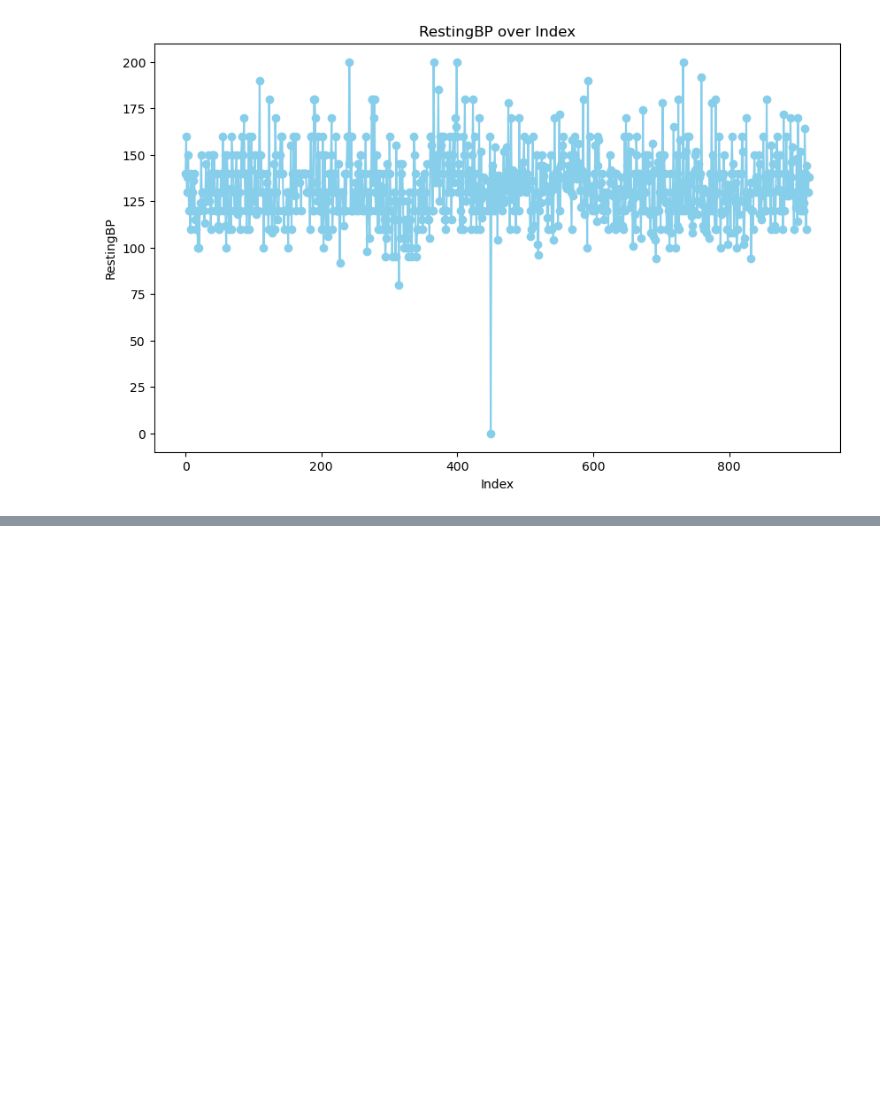
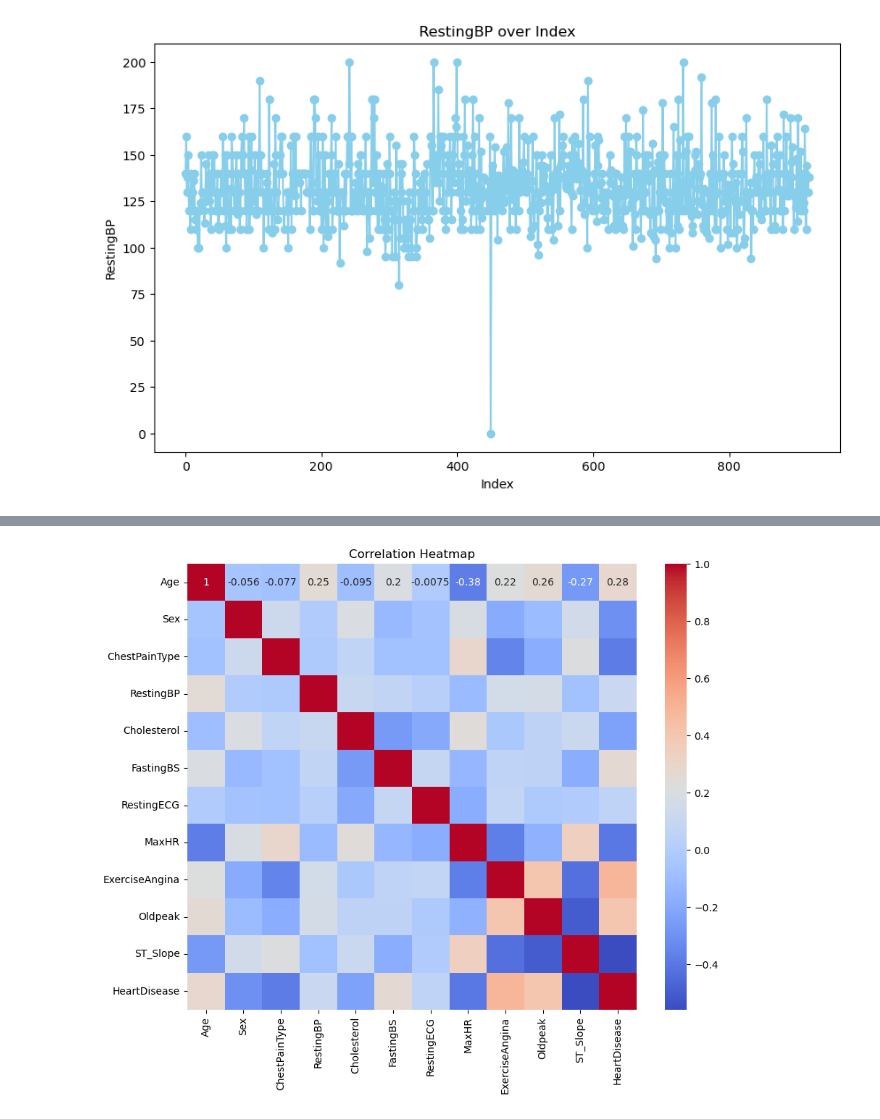
Before and after one commit to devikrishnaofficial/Data-Visualization, a Jupyter notebook: DV-heart.ipynb, the cells around one changed output, grey strips where cells are left out. Saved outputs shown, nothing was run; the diff lists cells and outputs as text; code cells hidden in the pictures; blank space fills up the shorter version.

```diff
--- a/DV-heart.ipynb
+++ b/DV-heart.ipynb
@@ -60,0 +71,14 @@ plt.show()
+# %%
+df['Sex'] = df['Sex'].map({'M': 0, 'F': 1})
+df['ChestPainType'] = df['ChestPainType'].astype('category').cat.codes
+df['RestingECG'] = df['RestingECG'].astype('category').cat.codes
+df['ExerciseAngina'] = df['ExerciseAngina'].map({'N': 0, 'Y': 1})
+df['ST_Slope'] = df['ST_Slope'].astype('category').cat.codes
+
+# Generate the heatmap
+plt.figure(figsize=(10, 8))
+sns.heatmap(df.corr(), annot=True, cmap='coolwarm')
+plt.title('Correlation Heatmap')
+plt.show()
+# %% [output]
+[figure, added]
```
Also changed, not shown: parts of 5 cells of this notebook.
